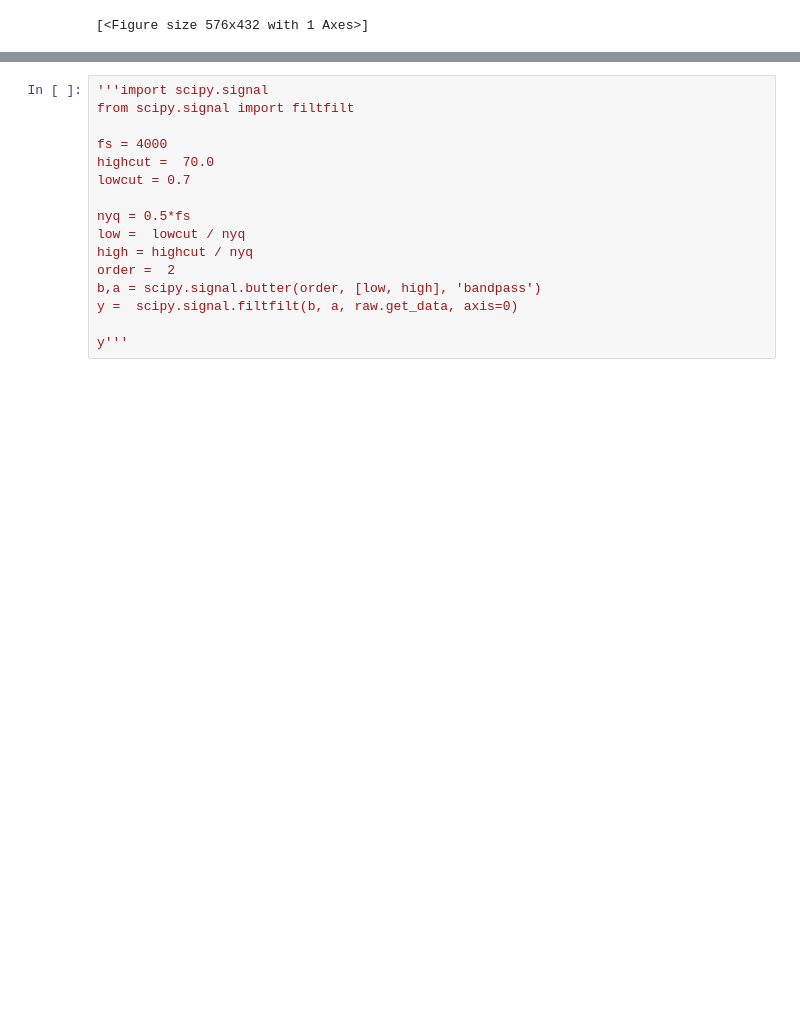
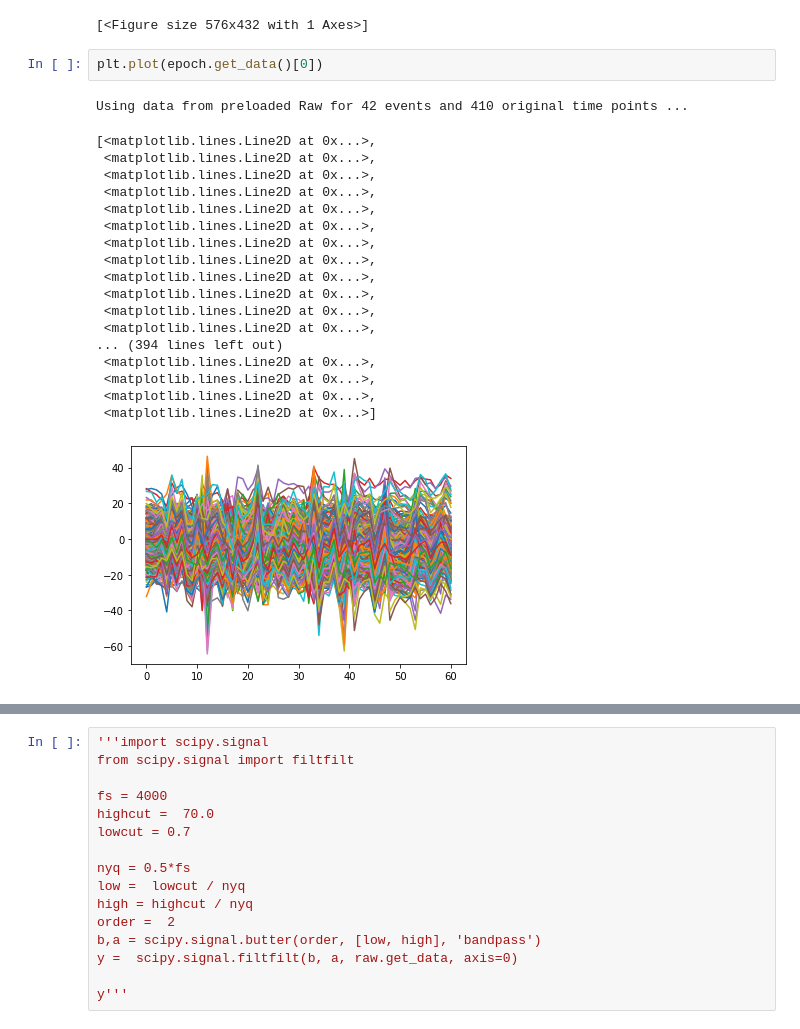
Before and after one commit to Pratyay1010/Robot-Navigation-From-Motor-Imaginary-Signals, a Jupyter notebook: eeg_v2.ipynb, the cells around one changed output, grey strips where cells are left out. Saved outputs shown, nothing was run; the diff lists cells and outputs as text; blank space fills up the shorter version.

```diff
--- a/eeg_v2.ipynb
+++ b/eeg_v2.ipynb
@@ -248,3 +228,25 @@ combining channels using "gfp"
 combining channels using "gfp"
 [figure]
 [<Figure size 576x432 with 1 Axes>]
+# %%
+plt.plot(epoch.get_data()[0])
+# %% [output]
+Using data from preloaded Raw for 42 events and 410 original time points ...
+[<matplotlib.lines.Line2D at 0x...>,
+ <matplotlib.lines.Line2D at 0x...>,
+ <matplotlib.lines.Line2D at 0x...>,
+ <matplotlib.lines.Line2D at 0x...>,
+ <matplotlib.lines.Line2D at 0x...>,
+ <matplotlib.lines.Line2D at 0x...>,
+ <matplotlib.lines.Line2D at 0x...>,
+ <matplotlib.lines.Line2D at 0x...>,
+ <matplotlib.lines.Line2D at 0x...>,
+ <matplotlib.lines.Line2D at 0x...>,
+ <matplotlib.lines.Line2D at 0x...>,
+ <matplotlib.lines.Line2D at 0x...>,
+... (394 lines left out)
+ <matplotlib.lines.Line2D at 0x...>,
+ <matplotlib.lines.Line2D at 0x...>,
+ <matplotlib.lines.Line2D at 0x...>,
+ <matplotlib.lines.Line2D at 0x...>]
+[figure, added]
```
Also changed, not shown: parts of 22 cells of this notebook.
